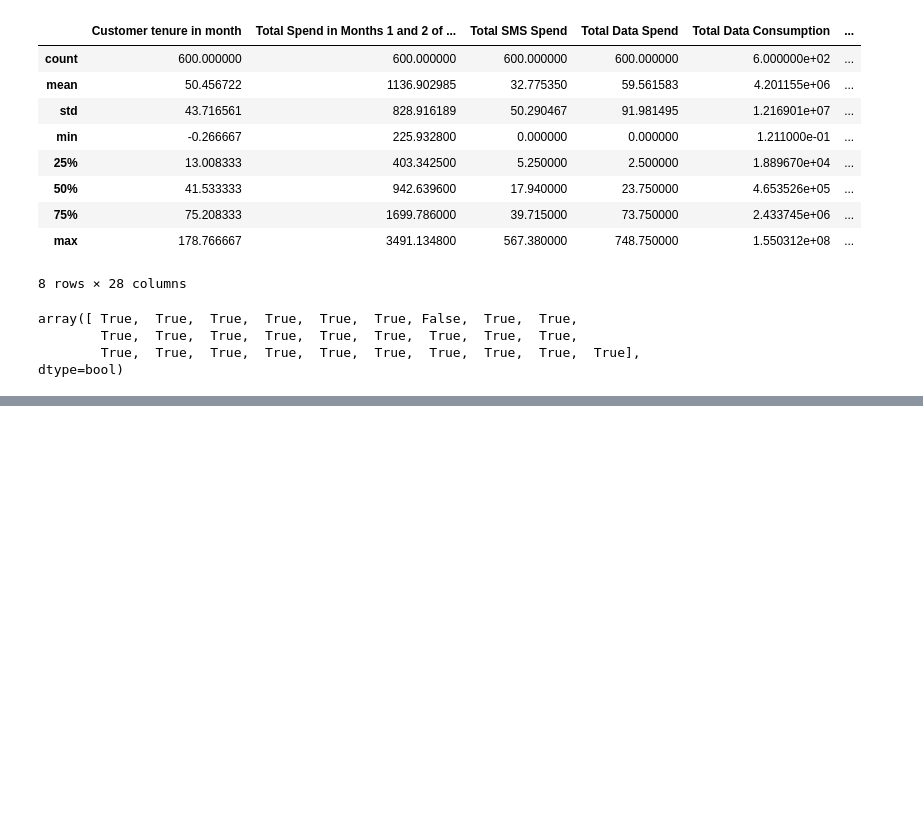
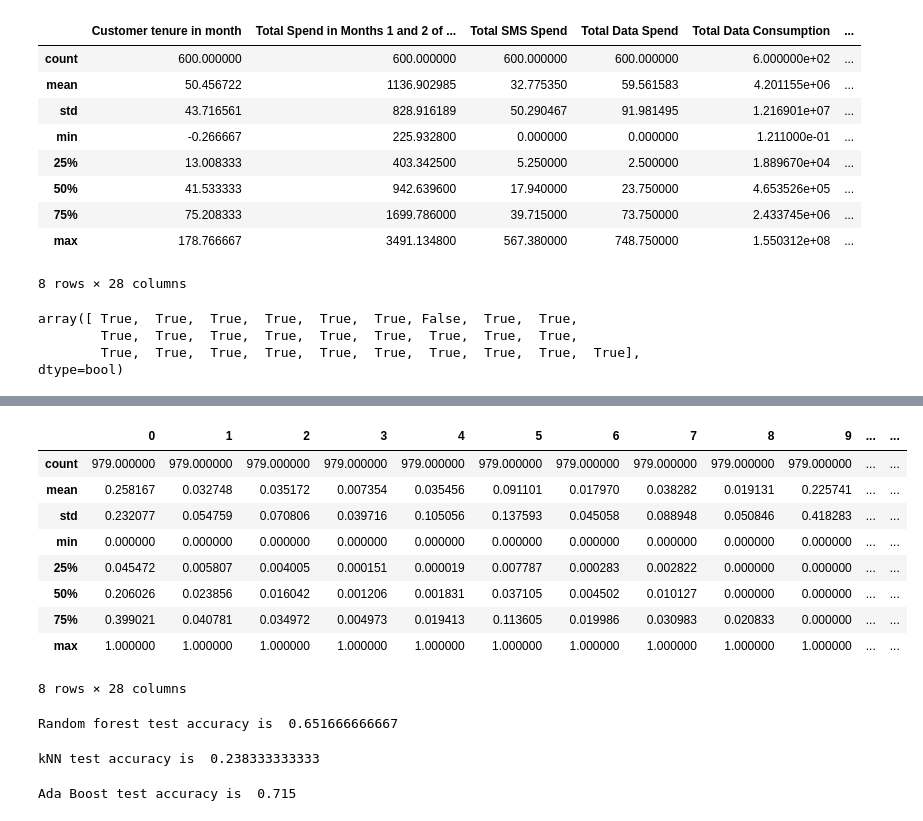
Before and after one commit to Mogbo/Telecoms-churn-prediction, a Jupyter notebook: Churn.ipynb, the cells around one changed output, grey strips where cells are left out. Drawn from its saved outputs; the diff is of its cells as text; code cells hidden in the pictures; blank space fills up the shorter version.

```diff
--- a/Churn.ipynb
+++ b/Churn.ipynb
@@ -168 +192,13 @@ cv_acc = accuracy_score(cv_preds, cv_y)
+# %%
+from sklearn.neighbors import KNeighborsClassifier
+knn = KNeighborsClassifier(n_neighbors = 3, algorithm='brute')
+
+knn.fit(train_x_std, train_y)
+
+train_preds_knn = knn.predict(train_x_std)
+cv_preds_knn = knn.predict(cv_x_std)
+
+train_acc_knn = accuracy_score(train_preds_knn, train_y)
+cv_acc_knn = accuracy_score(cv_preds_knn, cv_y)
+# knn.score(X_train, Y_train)
 # %%
@@ -173,0 +210,12 @@ CV accuracy is  0.653206650831
+# %%
+from sklearn.ensemble import AdaBoostClassifier
+ada_boost = AdaBoostClassifier(n_estimators=50)
+
+ada_boost.fit(train_x_std, train_y)
+
+train_preds_ada = ada_boost.predict(train_x_std)
+cv_preds_ada = ada_boost.predict(cv_x_std)
+
+train_acc_ada = accuracy_score(train_preds_ada, train_y)
+cv_acc_ada = accuracy_score(cv_preds_ada, cv_y)
+# knn.score(X_train, Y_train)
@@ -173,0 +228,13 @@ CV accuracy is  0.653206650831
+# %%
+import xgboost as xgb
+from xgboost.sklearn import XGBClassifier
+
+gbm = XGBClassifier(max_depth=3, n_estimators=50, learning_rate=0.05)
+gbm.fit(train_x_std, train_y)
+
+train_preds_xgb = gbm.predict(train_x_std)
+cv_preds_xgb = gbm.predict(cv_x_std)
+
+train_acc_xgb = accuracy_score(train_preds_xgb, train_y)
+cv_acc_xgb = accuracy_score(cv_preds_xgb, cv_y)
+# knn.score(X_train, Y_train)
@@ -239 +326,32 @@ test_preds = logReg.predict(selected_test_std)
+# %%
+pd.DataFrame(train_x_std).describe()
+# %% [output]
+|  | 0 | 1 | 2 | 3 | 4 | 5 | 6 | 7 | 8 | 9 | ... | ... |
+| count | 979.000000 | 979.000000 | 979.000000 | 979.000000 | 979.000000 | 979.000000 | 979.000000 | 979.000000 | 979.000000 | 979.000000 | ... | ... |
+| mean | 0.258167 | 0.032748 | 0.035172 | 0.007354 | 0.035456 | 0.091101 | 0.017970 | 0.038282 | 0.019131 | 0.225741 | ... | ... |
+| std | 0.232077 | 0.054759 | 0.070806 | 0.039716 | 0.105056 | 0.137593 | 0.045058 | 0.088948 | 0.050846 | 0.418283 | ... | ... |
+| min | 0.000000 | 0.000000 | 0.000000 | 0.000000 | 0.000000 | 0.000000 | 0.000000 | 0.000000 | 0.000000 | 0.000000 | ... | ... |
+| 25% | 0.045472 | 0.005807 | 0.004005 | 0.000151 | 0.000019 | 0.007787 | 0.000283 | 0.002822 | 0.000000 | 0.000000 | ... | ... |
+| 50% | 0.206026 | 0.023856 | 0.016042 | 0.001206 | 0.001831 | 0.037105 | 0.004502 | 0.010127 | 0.000000 | 0.000000 | ... | ... |
+| 75% | 0.399021 | 0.040781 | 0.034972 | 0.004973 | 0.019413 | 0.113605 | 0.019986 | 0.030983 | 0.020833 | 0.000000 | ... | ... |
+| max | 1.000000 | 1.000000 | 1.000000 | 1.000000 | 1.000000 | 1.000000 | 1.000000 | 1.000000 | 1.000000 | 1.000000 | ... | ... |
+8 rows × 28 columns
+# %%
+test_preds_rf = random_forest.predict(selected_test_std)
+test_accuracy_rf = accuracy_score(test_preds_rf, test_y)
+print("Random forest test accuracy is ", test_accuracy_rf)
+# %% [output]
+Random forest test accuracy is  0.651666666667
+# %%
+test_preds_knn = knn.predict(selected_test_std)
+test_accuracy_knn = accuracy_score(test_preds_knn, test_y)
+print("kNN test accuracy is ", test_accuracy_knn)
+# %% [output]
+kNN test accuracy is  0.238333333333
+# %%
+test_preds_ada = ada_boost.predict(selected_test_std)
+test_accuracy_ada = accuracy_score(test_preds_ada, test_y)
+print("Ada Boost test accuracy is ", test_accuracy_ada)
+# %% [output]
+Ada Boost test accuracy is  0.715
 # %%
```
Also changed, not shown: parts of 11 cells of this notebook.
